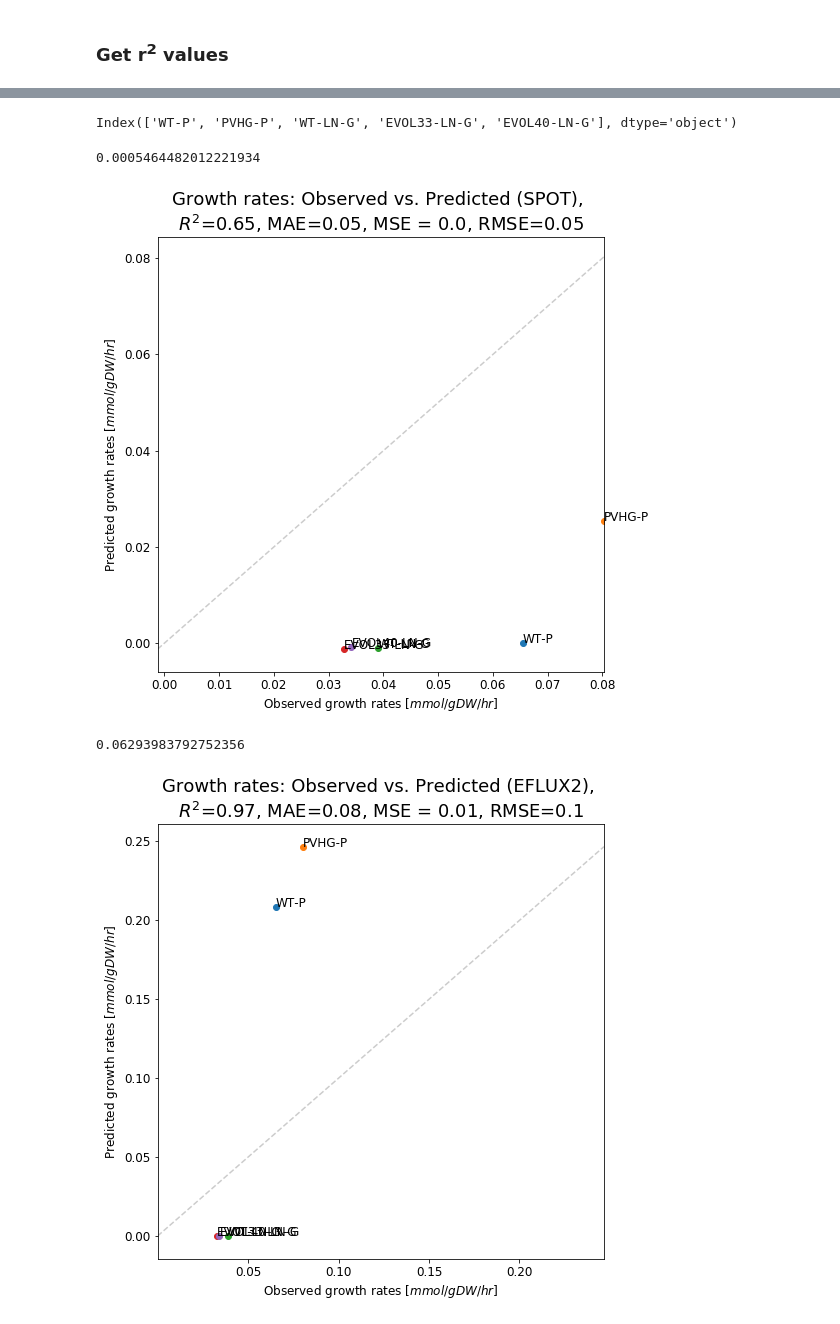
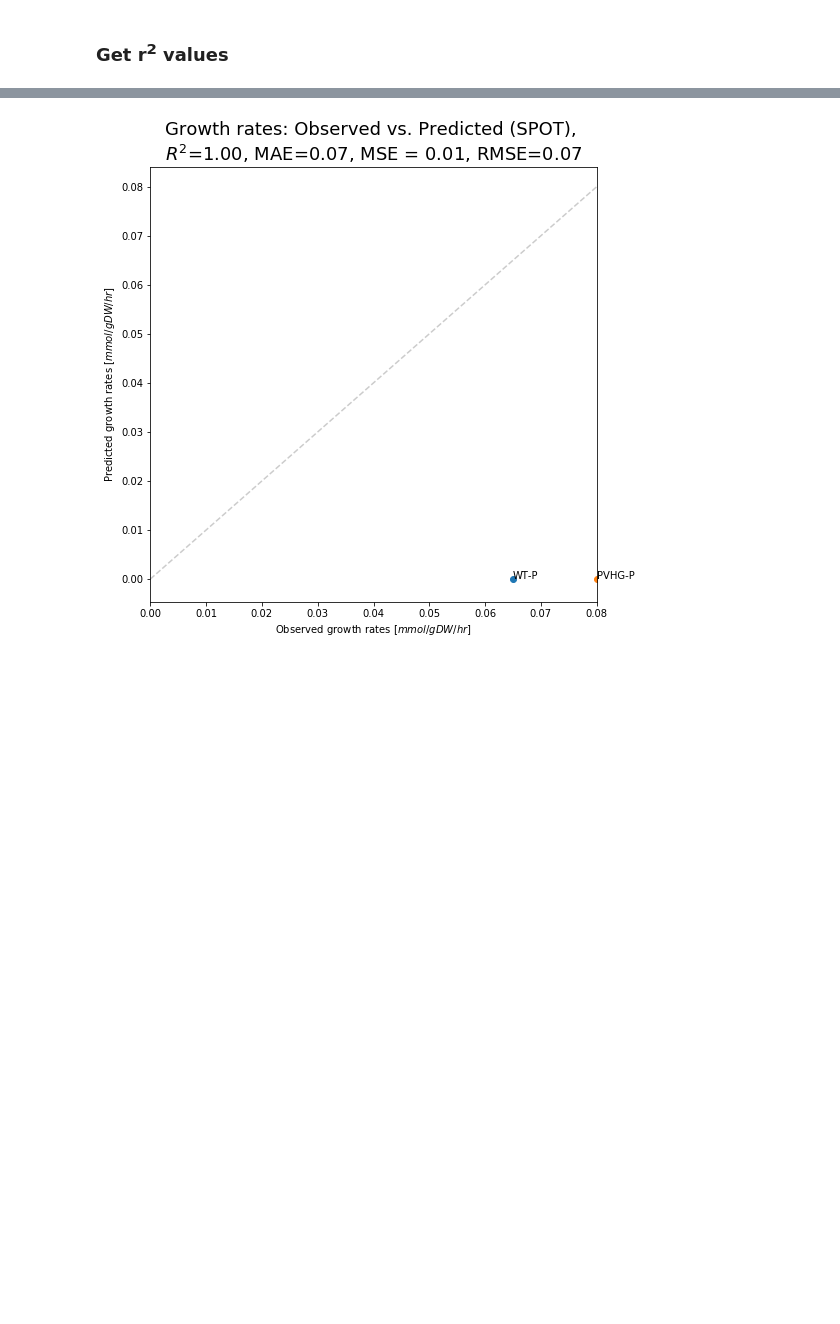
Before and after one commit to LBLQMM/RhodococcusGSM, a Jupyter notebook: Biodesign_gr/notebooks/J_SPOT_HensonPhenolData.ipynb, the cells around one changed output, grey strips where cells are left out. Cells and saved outputs as stored; diff of their text form; code cells hidden in the pictures; blank space fills up the shorter version.

```diff
--- a/Biodesign_gr/notebooks/J_SPOT_HensonPhenolData.ipynb
+++ b/Biodesign_gr/notebooks/J_SPOT_HensonPhenolData.ipynb
@@ -902,2 +809,0 @@ allgrowthratesglucose
-# %%
-allgrowthrates=pd.DataFrame(index=['WT-P', 'PVHG-P', 'WT-LN-G', 'EVOL33-LN-G', 'EVOL40-LN-G'], columns=['Growth_SPOT', 'Growth_EFLUX2'], dtype=float)
@@ -927,6 +809,0 @@ scaledgrowthrate_pvhgp = scalegrowthtosub(eflux2soldf_PVHG.loc['Growth_Phenol',:
-# %%
-allgrowthrates.at['WT-P','Growth_SPOT'] = scaledgrowthratespot_wtp#spotsoldf.loc['Growth_Glucose',:].values[0]
-allgrowthrates.at['PVHG-P','Growth_SPOT'] = scaledgrowthratespot_pvhgp#spotsoldf_evol33.loc['Growth_Glucose',:].values[0]
-allgrowthrates.at['WT-P','Growth_EFLUX2'] = scaledgrowthrate_wtp#eflux2soldf.loc['Growth_Glucose',:].values[0]#/366.324066
-allgrowthrates.at['PVHG-P','Growth_EFLUX2'] = scaledgrowthrate_pvhgp#eflux2soldf_evol33.loc['Growth_Glucose',:].values[0]
-allgrowthrates
@@ -940,12 +809,0 @@ allgrowthrates
-# %%
-# allgrowthrates.at['WT-P','Growth_SPOT'] = spotsoldf.loc['Growth_Phenol',:].values[0]
-# allgrowthrates.at['PVHG-P','Growth_SPOT'] = spotsoldf_PVHG.loc['Growth_Phenol',:].values[0]
-# allgrowthrates.at['WT-P','Growth_EFLUX2'] = eflux2soldf.loc['Growth_Phenol',:].values[0]
-# allgrowthrates.at['PVHG-P','Growth_EFLUX2'] = eflux2soldf_PVHG.loc['Growth_Phenol',:].values[0]
-allgrowthrates.at['WT-LN-G','Growth_SPOT'] = allgrowthratesglucose.loc[0,'Growth_Glucose_EFLUX2']
-allgrowthrates.at['EVOL33-LN-G','Growth_SPOT'] = allgrowthratesglucose.loc[1,'Growth_Glucose_EFLUX2']
-allgrowthrates.at['EVOL40-LN-G','Growth_SPOT'] = allgrowthratesglucose.loc[2,'Growth_Glucose_EFLUX2']
-allgrowthrates.at['WT-LN-G','Growth_EFLUX2'] = allgrowthratesglucose.loc[0,'Growth_Glucose_SPOT']
-allgrowthrates.at['EVOL33-LN-G','Growth_EFLUX2'] = allgrowthratesglucose.loc[1,'Growth_Glucose_SPOT']
-allgrowthrates.at['EVOL40-LN-G','Growth_EFLUX2'] = allgrowthratesglucose.loc[2,'Growth_Glucose_SPOT']
-allgrowthrates
@@ -994,13 +810,8 @@ scatterplotcompare(growthandsubstrdata.loc[['WT-P', 'PVHG-P'], 'growth_rate'], a
-# %%
-display(allgrowthrates.index)
-
-allindices=[str(row) for row in allgrowthrates.index]
-#display(growthandsubstrdata.loc[allindices,:])#'growth_rate']
-scatterplotcompare(growthandsubstrdata.loc[allindices, 'growth_rate'], allgrowthrates.loc[allindices,'Growth_SPOT'], allindices, 'SPOT')
-scatterplotcompare(growthandsubstrdata.loc[allindices, 'growth_rate'], allgrowthrates.loc[allindices,'Growth_EFLUX2'], allindices, 'EFLUX2')
-# %% [output]
-Index(['WT-P', 'PVHG-P', 'WT-LN-G', 'EVOL33-LN-G', 'EVOL40-LN-G'], dtype='object')
-0.0005464482012221934
-[figure, removed]
-0.06293983792752356
-[figure, removed]
+# %%
+new_index = pd.Series(['WT-HN-HP','EVOL33-HN-HP', 'EVOL40-HN-HP', 'WT-HN-G', 'EVOL33-HN-G', 'EVOL40-HN-G', 'WT-LN-G', 'EVOL33-LN-G', 'EVOL40-LN-G', 'WT-P', 'PVHG-P'])
+consumption_and_growth_data = consumption_and_growth_data.set_index([new_index])
+# %%
+allindices=[str(row) for row in allgrowthrates.index]
+scatterplotcompare(consumption_and_growth_data.loc[['WT-P', 'PVHG-P'], 'growth rate'], allgrowthrates.loc[['WT-P', 'PVHG-P'],'Growth_SPOT'], allindices, 'SPOT')
+# %% [output]
+[figure, added]
```
Also changed, not shown: parts of 88 cells of this notebook, 2 other files.
